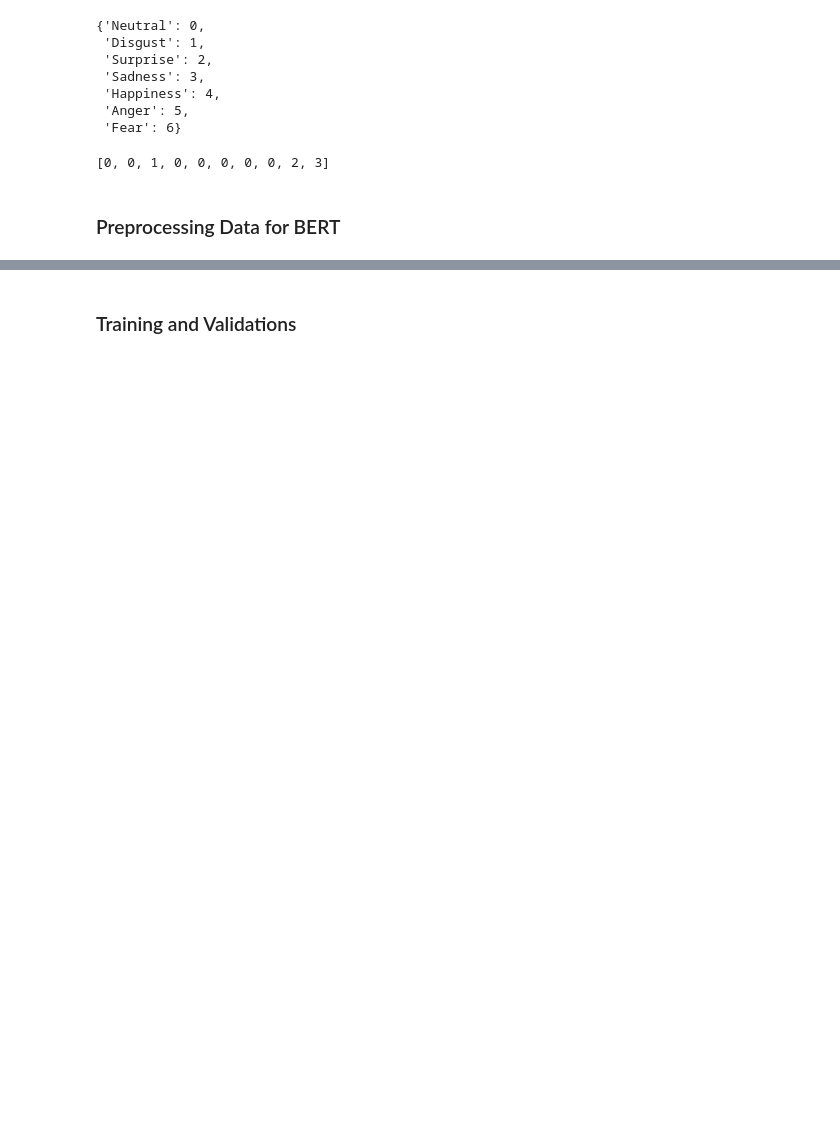
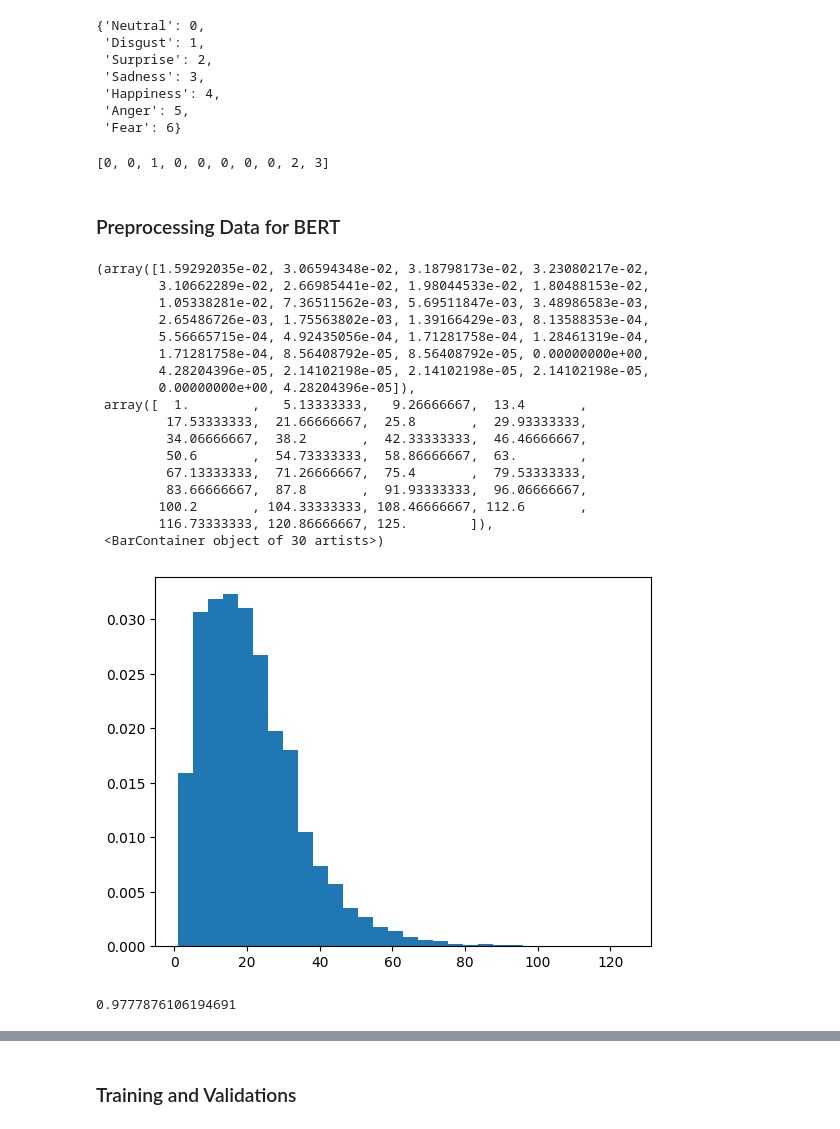
Before and after one commit to shihab1h/emotion_detection_text_based, a Jupyter notebook: Notebooks/02 Finetuning BERT for Emotion Detection/bert_finetune.ipynb, the cells around one changed output, grey strips where cells are left out. Drawn from its saved outputs; the diff is of its cells as text; code cells hidden in the pictures; blank space fills up the shorter version.

```diff
--- a/Notebooks/02 Finetuning BERT for Emotion Detection/bert_finetune.ipynb
+++ b/Notebooks/02 Finetuning BERT for Emotion Detection/bert_finetune.ipynb
@@ -10,7 +13,7 @@ import ktrain
 # %% [markdown]
 Import the Novel dataset, with labelled emotions
 # %%
-df_full = pd.read_csv('./data/novel_sentences_emotionally_labelled.csv', encoding='utf-8')
+df_full = pd.read_csv('novel_sentences_emotionally_labelled.csv', encoding='utf-8')
 # %%
 df_full.sample(10)
 # %% [output]
@@ -145,5 +151,36 @@ y_train[:10]
 [0, 0, 1, 0, 0, 0, 0, 0, 2, 3]
 # %% [markdown]
 ### Preprocessing Data for BERT
+# %%
+sent_len = [len(x.split()) for x in X_train]
+# %%
+plt.hist(sent_len, density=True, bins=30)
+# %% [output]
+(array([1.59292035e-02, 3.06594348e-02, 3.18798173e-02, 3.23080217e-02,
+        3.10662289e-02, 2.66985441e-02, 1.98044533e-02, 1.80488153e-02,
+        1.05338281e-02, 7.36511562e-03, 5.69511847e-03, 3.48986583e-03,
+        2.65486726e-03, 1.75563802e-03, 1.39166429e-03, 8.13588353e-04,
+        5.56665715e-04, 4.92435056e-04, 1.71281758e-04, 1.28461319e-04,
+        1.71281758e-04, 8.56408792e-05, 8.56408792e-05, 0.00000000e+00,
+        4.28204396e-05, 2.14102198e-05, 2.14102198e-05, 2.14102198e-05,
+        0.00000000e+00, 4.28204396e-05]),
+ array([  1.        ,   5.13333333,   9.26666667,  13.4       ,
+         17.53333333,  21.66666667,  25.8       ,  29.93333333,
+         34.06666667,  38.2       ,  42.33333333,  46.46666667,
+         50.6       ,  54.73333333,  58.86666667,  63.        ,
+         67.13333333,  71.26666667,  75.4       ,  79.53333333,
+         83.66666667,  87.8       ,  91.93333333,  96.06666667,
+        100.2       , 104.33333333, 108.46666667, 112.6       ,
+        116.73333333, 120.86666667, 125.        ]),
+ <BarContainer object of 30 artists>)
+[figure, added]
+# %%
+sent_len.sort()
+cutoff_val = 55
+cutoff_idx = next(x[0] for x in enumerate(sent_len) if x[1] > cutoff_val)
+perc_sent_fewer_words_cutoff_val = cutoff_idx/len(sent_len)
+perc_sent_fewer_words_cutoff_val
+# %% [output]
+0.9777876106194691
 # %%
 (X_train_pp,  y_train_pp), (X_test_pp, y_test_pp), preproc = ktrain.text.texts_from_array(x_train=X_train, y_train=y_train, x_test=X_test, y_test=y_test,
```
Also changed, not shown: parts of 20 cells of this notebook.
